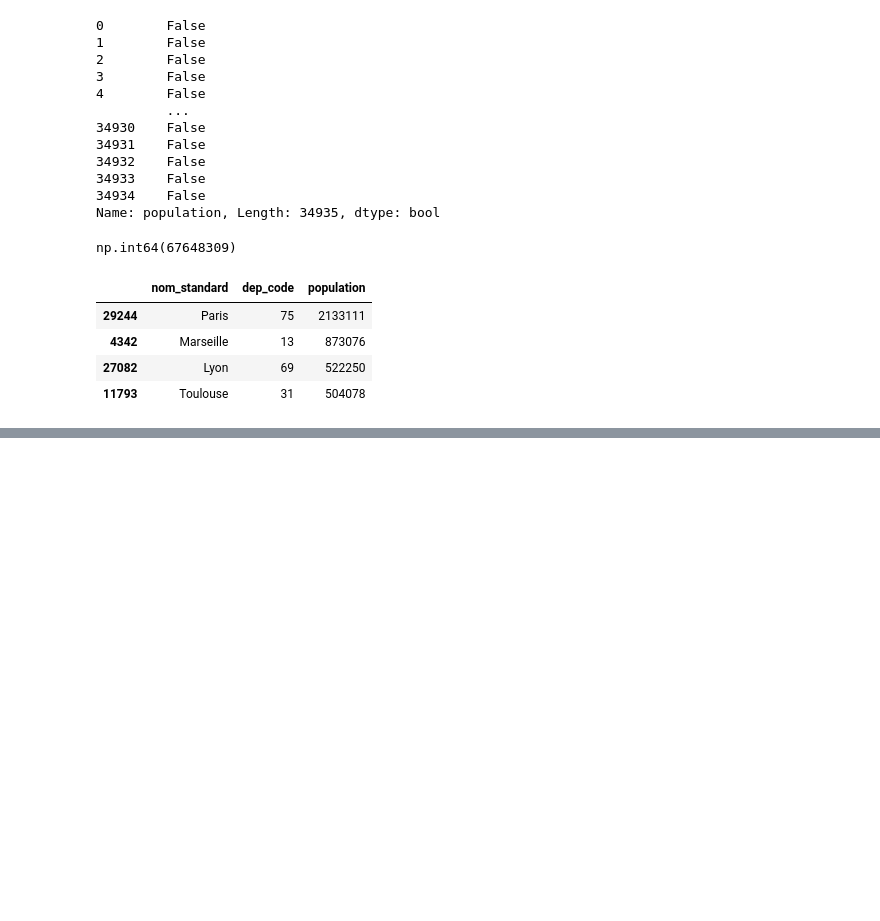
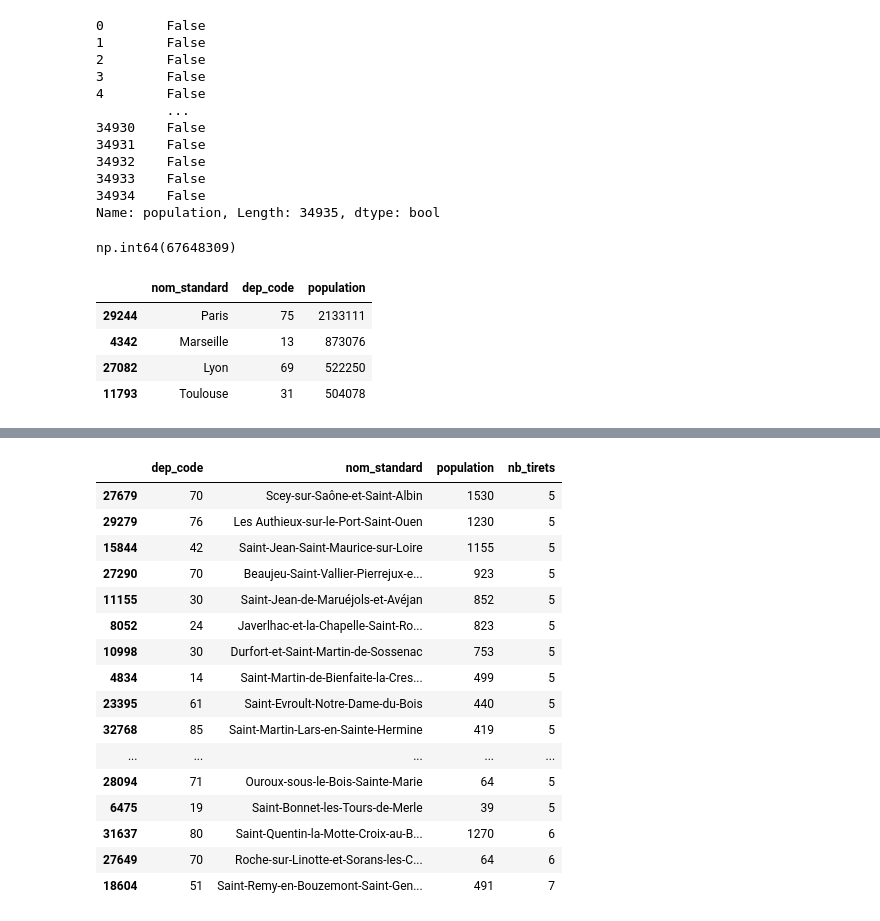
Before and after one commit to matthcol/python202607poo, a Jupyter notebook: day2.ipynb, the cells around one changed output, grey strips where cells are left out. Cells and saved outputs as stored; diff of their text form; code cells hidden in the pictures; blank space fills up the shorter version.

```diff
--- a/day2.ipynb
+++ b/day2.ipynb
@@ -234,0 +418,26 @@ df_villes.loc[
+# %%
+# villes avec au moins 5 tirets
+selection = df_villes.loc[
+    df_villes.nom_standard.str.count('-') >= 5,
+    ['dep_code', 'nom_standard', 'population']
+]
+selection['nb_tirets'] = selection.nom_standard.str.count('-')
+selection.sort_values(['nb_tirets', 'population'], ascending=[True, False])
+# %% [output]
+|  | dep_code | nom_standard | population | nb_tirets |
+| 27679 | 70 | Scey-sur-Saône-et-Saint-Albin | 1530 | 5 |
+| 29279 | 76 | Les Authieux-sur-le-Port-Saint-Ouen | 1230 | 5 |
+| 15844 | 42 | Saint-Jean-Saint-Maurice-sur-Loire | 1155 | 5 |
+| 27290 | 70 | Beaujeu-Saint-Vallier-Pierrejux-e... | 923 | 5 |
+| 11155 | 30 | Saint-Jean-de-Maruéjols-et-Avéjan | 852 | 5 |
+| 8052 | 24 | Javerlhac-et-la-Chapelle-Saint-Ro... | 823 | 5 |
+| 10998 | 30 | Durfort-et-Saint-Martin-de-Sossenac | 753 | 5 |
+| 4834 | 14 | Saint-Martin-de-Bienfaite-la-Cres... | 499 | 5 |
+| 23395 | 61 | Saint-Evroult-Notre-Dame-du-Bois | 440 | 5 |
+| 32768 | 85 | Saint-Martin-Lars-en-Sainte-Hermine | 419 | 5 |
+| ... | ... | ... | ... | ... |
+| 28094 | 71 | Ouroux-sous-le-Bois-Sainte-Marie | 64 | 5 |
+| 6475 | 19 | Saint-Bonnet-les-Tours-de-Merle | 39 | 5 |
+| 31637 | 80 | Saint-Quentin-la-Motte-Croix-au-B... | 1270 | 6 |
+| 27649 | 70 | Roche-sur-Linotte-et-Sorans-les-C... | 64 | 6 |
+| 18604 | 51 | Saint-Remy-en-Bouzemont-Saint-Gen... | 491 | 7 |
```
Also changed, not shown: parts of 28 cells of this notebook.
